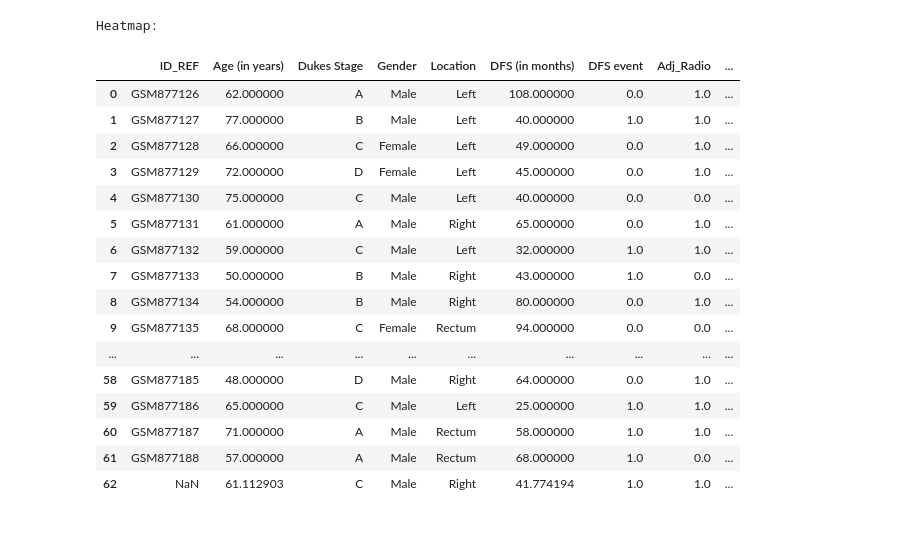
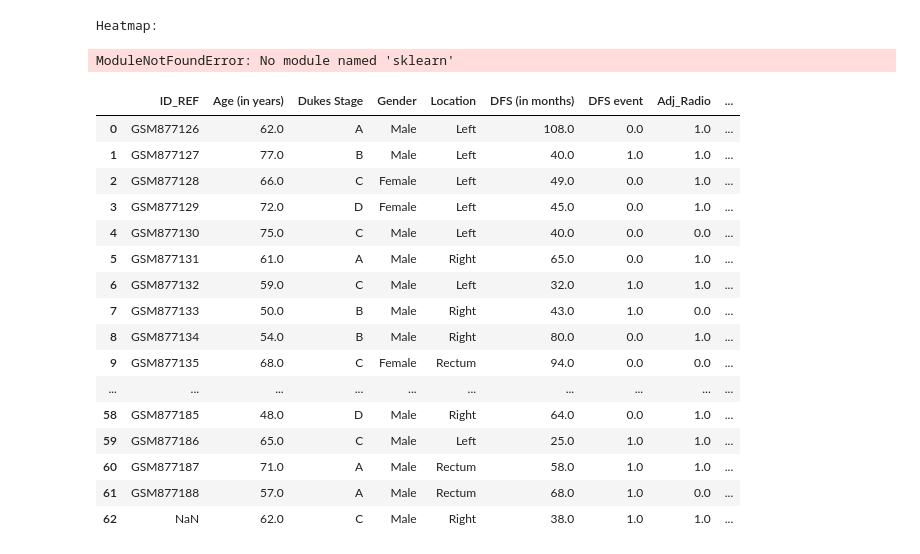
Before and after one commit to MariosEft97/cookiecutter-analytical-project, a Jupyter notebook: biolizard-internship-marios/notebooks/python/colorectal_cancer.ipynb, the cells around one changed output. Saved outputs shown, nothing was run; the diff lists cells and outputs as text; code cells hidden in the pictures.

Commit message:
split, duplicate and outlier functions in progress

```diff
--- a/biolizard-internship-marios/notebooks/python/colorectal_cancer.ipynb
+++ b/biolizard-internship-marios/notebooks/python/colorectal_cancer.ipynb
@@ -42,2 +41,2 @@ There are now duplicate entries in the dataset.
 # %%
-patient_id, patient_categorical, patient_continuous = ai.data_info(patient_df, patient_data, 20)
+# patient_id, patient_categorical, patient_continuous = ai.data_info(patient_df, patient_data, 20)
@@ -98,25 +80,30 @@ Correlation Matrix:
 ai.correlations(patient_df, type="pearson", printout="heatmap")
 # %% [output]
 Heatmap:
+# %%
+# data split
+X, y, X_train, y_train, X_val, y_val, X_test, y_test = ai.data_split(df, target="Dukes Stage", type="tvt", train_proportion=0.8, test_proportion=0.2, validation_proportion=0.2, stratify=True, shuffle=False)
+# %% [output]
+ModuleNotFoundError: No module named 'sklearn'
 # %%
-patient_data_treat_na = ai.treat_na(patient_df, patient_id, patient_categorical, patient_continuous, drop_na_rows=False, impute_value=0.5, categorical_imputer="mode", continuous_imputer="mean")
+patient_df_treat_na = ai.treat_na(patient_df, patient_id, patient_categorical, patient_continuous, drop_na_rows=False, impute_value=0.5, categorical_imputer="mode", continuous_imputer="median")
-# %%
-patient_data_treat_na
-# %% [output]
-|  | ID_REF | Age (in years) | Dukes Stage | Gender | Location | DFS (in months) | DFS event | Adj_Radio | ... |
-| 0 | GSM877126 | 62.000000 | A | Male | Left | 108.000000 | 0.0 | 1.0 | ... |
-| 1 | GSM877127 | 77.000000 | B | Male | Left | 40.000000 | 1.0 | 1.0 | ... |
-| 2 | GSM877128 | 66.000000 | C | Female | Left | 49.000000 | 0.0 | 1.0 | ... |
-| 3 | GSM877129 | 72.000000 | D | Female | Left | 45.000000 | 0.0 | 1.0 | ... |
-| 4 | GSM877130 | 75.000000 | C | Male | Left | 40.000000 | 0.0 | 0.0 | ... |
-| 5 | GSM877131 | 61.000000 | A | Male | Right | 65.000000 | 0.0 | 1.0 | ... |
-| 6 | GSM877132 | 59.000000 | C | Male | Left | 32.000000 | 1.0 | 1.0 | ... |
-| 7 | GSM877133 | 50.000000 | B | Male | Right | 43.000000 | 1.0 | 0.0 | ... |
-| 8 | GSM877134 | 54.000000 | B | Male | Right | 80.000000 | 0.0 | 1.0 | ... |
-| 9 | GSM877135 | 68.000000 | C | Female | Rectum | 94.000000 | 0.0 | 0.0 | ... |
-| ... | ... | ... | ... | ... | ... | ... | ... | ... | ... |
-| 58 | GSM877185 | 48.000000 | D | Male | Right | 64.000000 | 0.0 | 1.0 | ... |
-| 59 | GSM877186 | 65.000000 | C | Male | Left | 25.000000 | 1.0 | 1.0 | ... |
-| 60 | GSM877187 | 71.000000 | A | Male | Rectum | 58.000000 | 1.0 | 1.0 | ... |
-| 61 | GSM877188 | 57.000000 | A | Male | Rectum | 68.000000 | 1.0 | 0.0 | ... |
-| 62 | NaN | 61.112903 | C | Male | Right | 41.774194 | 1.0 | 1.0 | ... |
+# %%
+patient_df_treat_na
+# %% [output]
+|  | ID_REF | Age (in years) | Dukes Stage | Gender | Location | DFS (in months) | DFS event | Adj_Radio | ... |
+| 0 | GSM877126 | 62.0 | A | Male | Left | 108.0 | 0.0 | 1.0 | ... |
+| 1 | GSM877127 | 77.0 | B | Male | Left | 40.0 | 1.0 | 1.0 | ... |
+| 2 | GSM877128 | 66.0 | C | Female | Left | 49.0 | 0.0 | 1.0 | ... |
+| 3 | GSM877129 | 72.0 | D | Female | Left | 45.0 | 0.0 | 1.0 | ... |
+| 4 | GSM877130 | 75.0 | C | Male | Left | 40.0 | 0.0 | 0.0 | ... |
+| 5 | GSM877131 | 61.0 | A | Male | Right | 65.0 | 0.0 | 1.0 | ... |
+| 6 | GSM877132 | 59.0 | C | Male | Left | 32.0 | 1.0 | 1.0 | ... |
+| 7 | GSM877133 | 50.0 | B | Male | Right | 43.0 | 1.0 | 0.0 | ... |
+| 8 | GSM877134 | 54.0 | B | Male | Right | 80.0 | 0.0 | 1.0 | ... |
+| 9 | GSM877135 | 68.0 | C | Female | Rectum | 94.0 | 0.0 | 0.0 | ... |
+| ... | ... | ... | ... | ... | ... | ... | ... | ... | ... |
+| 58 | GSM877185 | 48.0 | D | Male | Right | 64.0 | 0.0 | 1.0 | ... |
+| 59 | GSM877186 | 65.0 | C | Male | Left | 25.0 | 1.0 | 1.0 | ... |
+| 60 | GSM877187 | 71.0 | A | Male | Rectum | 58.0 | 1.0 | 1.0 | ... |
+| 61 | GSM877188 | 57.0 | A | Male | Rectum | 68.0 | 1.0 | 0.0 | ... |
+| 62 | NaN | 62.0 | C | Male | Right | 38.0 | 1.0 | 1.0 | ... |
```
Also changed, not shown: parts of 6 cells of this notebook, 1 other file.
